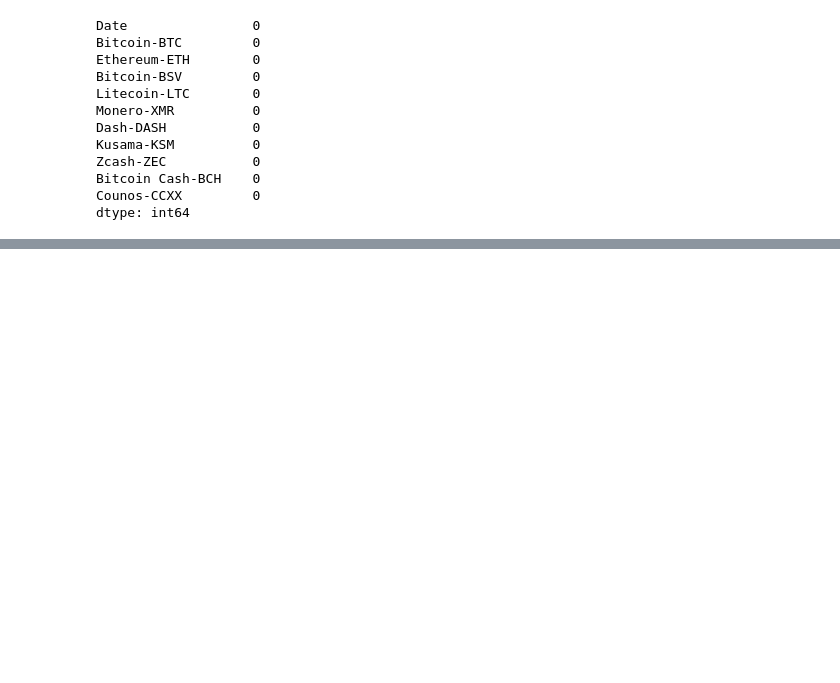
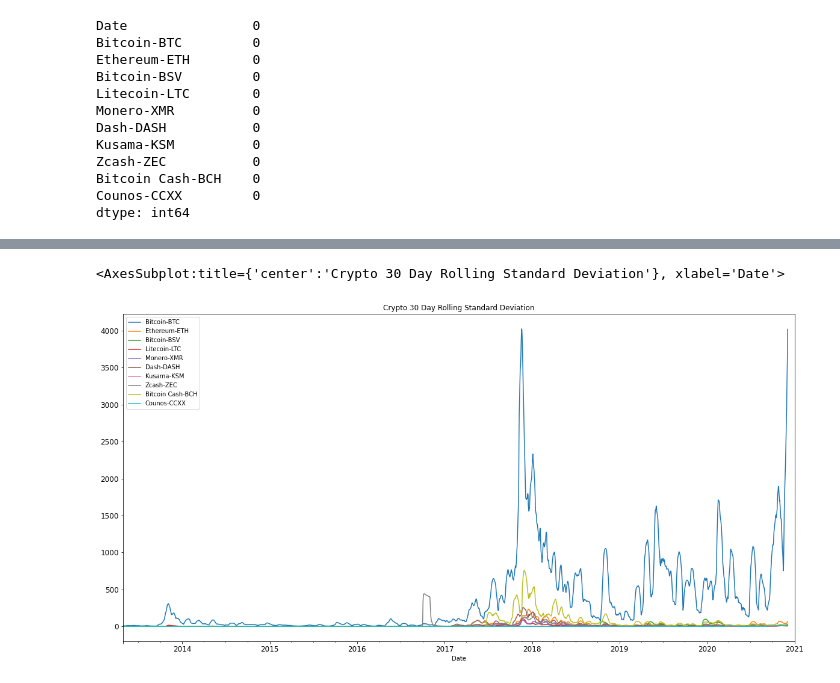
Before and after one commit to aalfiler/Crash_Course_In_Crypto, a Jupyter notebook: notebooks/intra-analysis.ipynb, the cells around one changed output, grey strips where cells are left out. Cells and saved outputs as stored; diff of their text form; code cells hidden in the pictures; blank space fills up the shorter version.

```diff
--- a/notebooks/intra-analysis.ipynb
+++ b/notebooks/intra-analysis.ipynb
@@ -216,0 +173,9 @@ sns.heatmap(correlation, vmin=-1, vmax=1, annot=True)
+# %%
+# Calculate rolling stats: asses the risk over time
+all_roll_std = all_date_index.rolling(window=30).std()
+# %%
+# Plot the rolling standard deviation
+all_roll_std.plot(figsize=(20, 10), title="Crypto 30 Day Rolling Standard Deviation", fontsize=12)
+# %% [output]
+<AxesSubplot:title={'center':'Crypto 30 Day Rolling Standard Deviation'}, xlabel='Date'>
+[figure, added]
```
Also changed, not shown: parts of 37 cells of this notebook, 1 other file.
